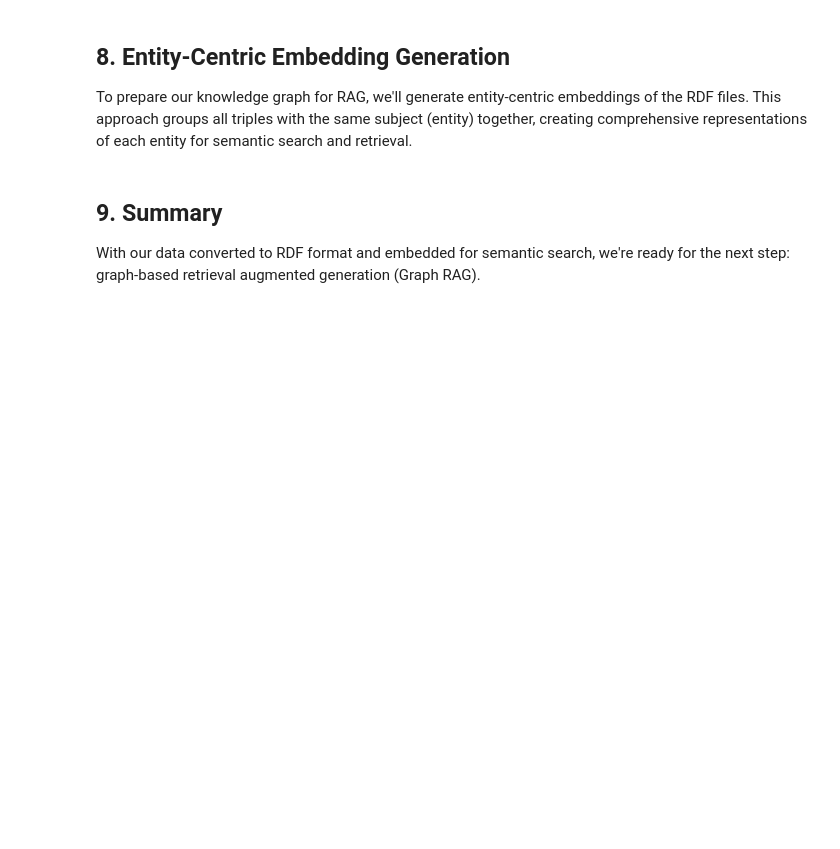
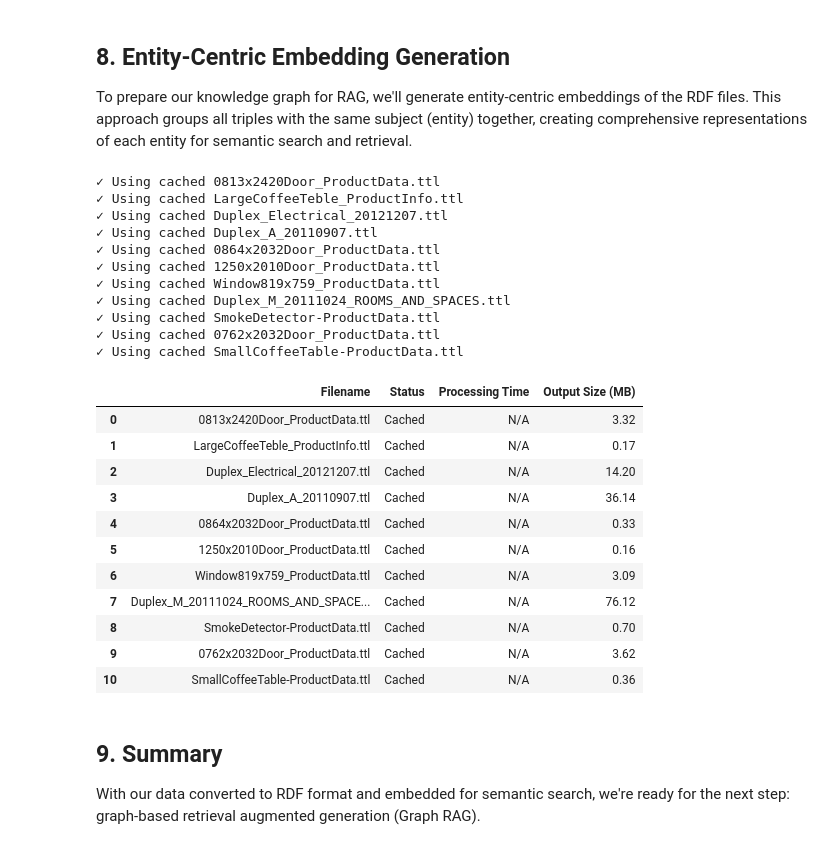
Before and after one commit to qaecy/bilt2025, a Jupyter notebook: notebooks/01_data_integration.ipynb, the cells around one changed output. Drawn from its saved outputs; the diff is of its cells as text; code cells hidden in the pictures; blank space fills up the shorter version.

```diff
--- a/notebooks/01_data_integration.ipynb
+++ b/notebooks/01_data_integration.ipynb
@@ -127,42 +163,35 @@ display(file_df)
 
 We'll convert IFC files to RDF/Turtle format using a converter that maps building elements to a semantic graph. The function includes caching to avoid redundant processing.
 # %%
-def process_files(files, converter_func, output_dir, file_type="", force_reprocess=False):
+def process_files(files, converter_func, output_dir, output_format, force_reprocess=False):
     """Process files to TTL format with caching
 
     Args:
         files: List of files to process
         converter_func: Function to convert files to TTL
         output_dir: Directory to save TTL files
-        file_type: Type of files being processed (for display)
         force_reprocess: Whether to regenerate existing TTL files
     """
     results = []
 
     for file in files:
-        ttl_file = output_dir / f"{file.stem}.ttl"
+        output_file = output_dir / f"{file.stem}.{output_format}"
 
         # Use cache if file exists and not forced to reprocess
-        if ttl_file.exists() and not force_reprocess:
+        if output_file.exists() and not force_reprocess:
             print(f"✓ Using cached {file.name}")
             results.append({
                 "Filename": file.name,
                 "Status": "Cached",
                 "Processing Time": "N/A",
-                "Output Size (MB)": round(ttl_file.stat().st_size / (1024 * 1024), 2)
+                "Output Size (MB)": round(output_file.stat().st_size / (1024 * 1024), 2)
             })
             continue
 
         try:
             print(f"Processing {file.name}...")
             start_time = time.time()
-
-            # Handle different converter function signatures
-            if file_type == "PDF":
-                converter_func([str(file)], str(ttl_file))
-            else:  # IFC
-                converter_func(str(file), str(ttl_file))
-
+            converter_func(str(file), str(output_file))
             processing_time = round(time.time() - start_time, 2)
             print(f"✓ Processed {file.name} in {processing_time} seconds")
 
@@ -170,7 +199,7 @@ def process_files(files, converter_func, output_dir, file_type="", force_reproce
                 "Filename": file.name,
                 "Status": "Success",
                 "Processing Time": f"{processing_time} sec",
-                "Output Size (MB)": round(ttl_file.stat().st_size / (1024 * 1024), 2)
+                "Output Size (MB)": round(output_file.stat().st_size / (1024 * 1024), 2)
             })
 
         except Exception as e:
@@ -185,5 +214,5 @@ def process_files(files, converter_func, output_dir, file_type="", force_reproce
     return pd.DataFrame(results)
 
 # Process IFC files
-ifc_results = process_files(ifc_files, ifc_to_ttl, GRAPH_DIR, "IFC", force_reprocess=False)
+ifc_results = process_files(ifc_files, ifc_to_ttl, GRAPH_DIR, "ttl", force_reprocess=False)
 display(ifc_results)
@@ -363,3 +414,31 @@ else:
+# %%
+embedding_results = process_files(ttl_files, ttl_to_embeddings, EMBEDDINGS_DIR, "json", force_reprocess=False)
+display(embedding_results)
+embedding_files = list(EMBEDDINGS_DIR.glob("*.json"))
+# %% [output]
+✓ Using cached 0813x2420Door_ProductData.ttl
+✓ Using cached LargeCoffeeTeble_ProductInfo.ttl
+✓ Using cached Duplex_Electrical_20121207.ttl
+✓ Using cached Duplex_A_20110907.ttl
+✓ Using cached 0864x2032Door_ProductData.ttl
+✓ Using cached 1250x2010Door_ProductData.ttl
+✓ Using cached Window819x759_ProductData.ttl
+✓ Using cached Duplex_M_20111024_ROOMS_AND_SPACES.ttl
+✓ Using cached SmokeDetector-ProductData.ttl
+✓ Using cached 0762x2032Door_ProductData.ttl
+✓ Using cached SmallCoffeeTable-ProductData.ttl
+|  | Filename | Status | Processing Time | Output Size (MB) |
+| 0 | 0813x2420Door_ProductData.ttl | Cached | N/A | 3.32 |
+| 1 | LargeCoffeeTeble_ProductInfo.ttl | Cached | N/A | 0.17 |
+| 2 | Duplex_Electrical_20121207.ttl | Cached | N/A | 14.20 |
+| 3 | Duplex_A_20110907.ttl | Cached | N/A | 36.14 |
+| 4 | 0864x2032Door_ProductData.ttl | Cached | N/A | 0.33 |
+| 5 | 1250x2010Door_ProductData.ttl | Cached | N/A | 0.16 |
+| 6 | Window819x759_ProductData.ttl | Cached | N/A | 3.09 |
+| 7 | Duplex_M_20111024_ROOMS_AND_SPACE... | Cached | N/A | 76.12 |
+| 8 | SmokeDetector-ProductData.ttl | Cached | N/A | 0.70 |
+| 9 | 0762x2032Door_ProductData.ttl | Cached | N/A | 3.62 |
+| 10 | SmallCoffeeTable-ProductData.ttl | Cached | N/A | 0.36 |
 # %% [markdown]
 ## 9. Summary
 
```
Also changed, not shown: parts of 11 cells of this notebook, 15 other files.
